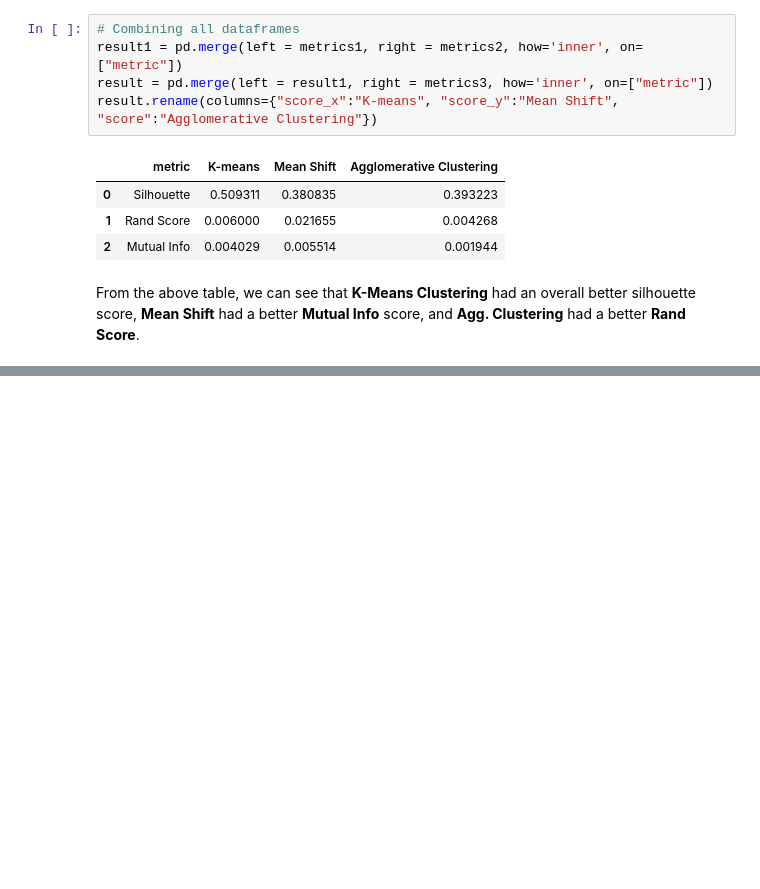
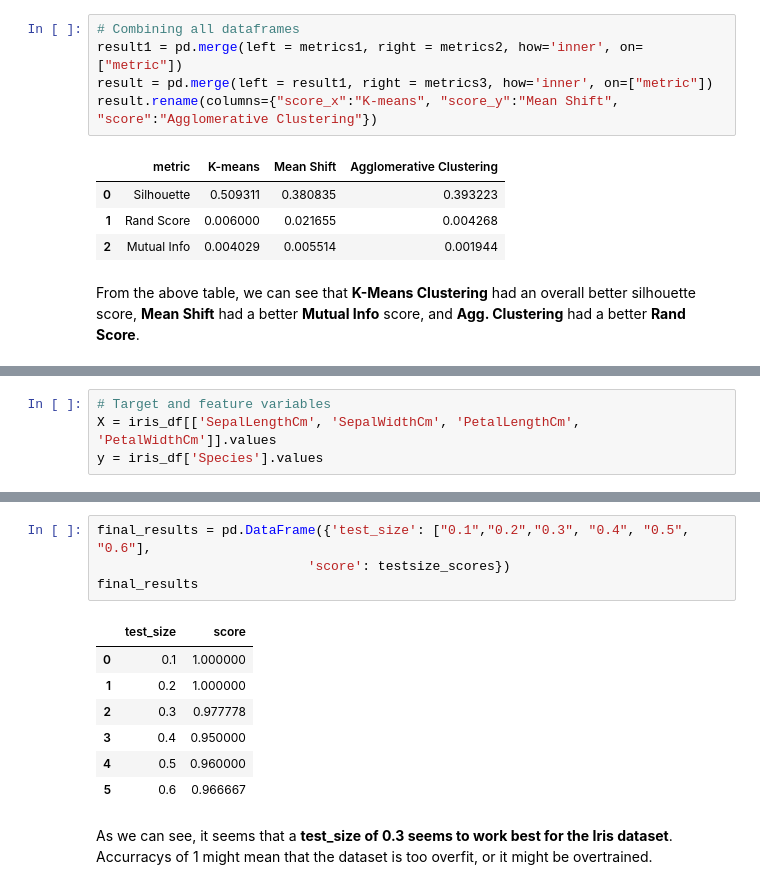
Before and after one commit to briannakathrynm/portfolio-briannakathrynm, a Jupyter notebook: check2/Chapter_2.ipynb, the cells around one changed output, grey strips where cells are left out. Saved outputs shown, nothing was run; the diff lists cells and outputs as text; blank space fills up the shorter version.

```diff
--- a/check2/Chapter_2.ipynb
+++ b/check2/Chapter_2.ipynb
@@ -337,0 +361,4 @@ From the above table, we can see that **K-Means Clustering** had an overall bett
+# %%
+# Target and feature variables
+X = iris_df[['SepalLengthCm', 'SepalWidthCm', 'PetalLengthCm', 'PetalWidthCm']].values
+y = iris_df['Species'].values
@@ -337,0 +379,14 @@ From the above table, we can see that **K-Means Clustering** had an overall bett
+# %%
+final_results = pd.DataFrame({'test_size': ["0.1","0.2","0.3", "0.4", "0.5", "0.6"],
+                           'score': testsize_scores})
+final_results
+# %% [output]
+|  | test_size | score |
+| 0 | 0.1 | 1.000000 |
+| 1 | 0.2 | 1.000000 |
+| 2 | 0.3 | 0.977778 |
+| 3 | 0.4 | 0.950000 |
+| 4 | 0.5 | 0.960000 |
+| 5 | 0.6 | 0.966667 |
+# %% [markdown]
+As we can see, it seems that a **test_size of 0.3 seems to work best for the Iris dataset**. Accurracys of 1 might mean that the dataset is too overfit, or it might be overtrained.
```
Also changed, not shown: parts of 9 cells of this notebook, 5 other files.
